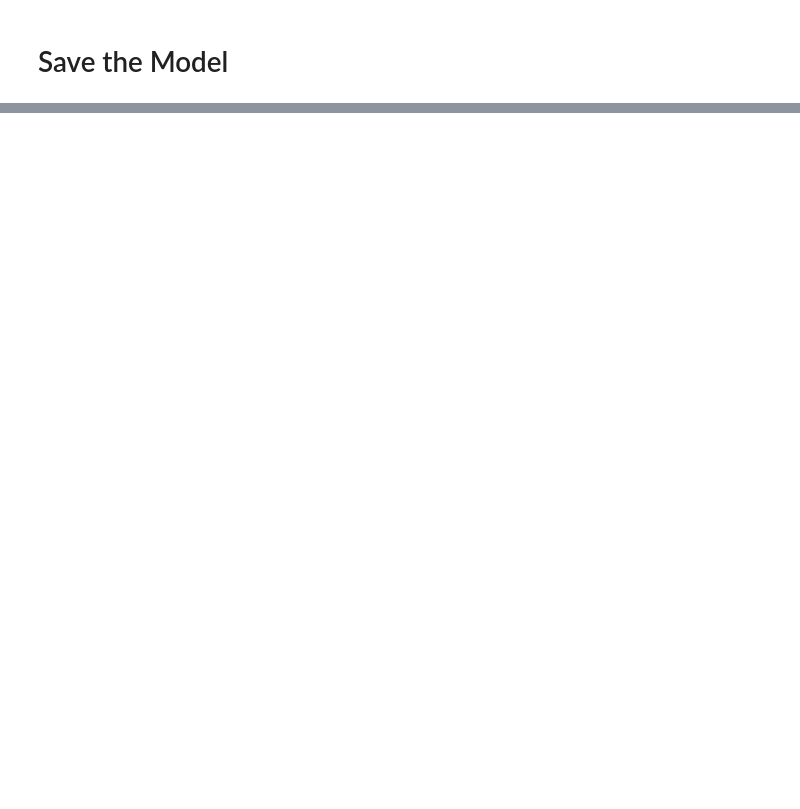
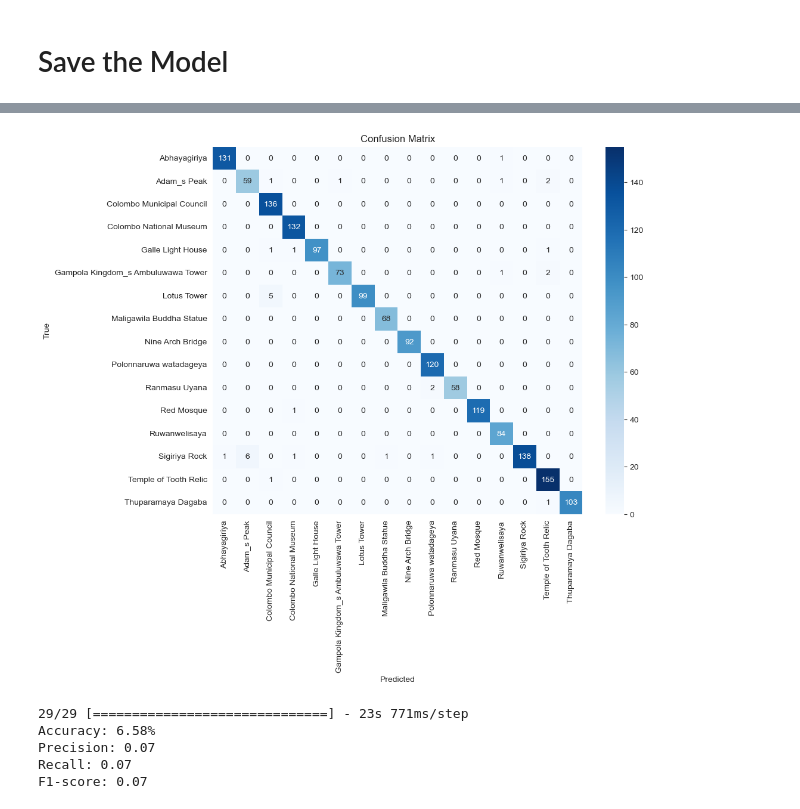
Before and after one commit to Binuka-Rajapaksha/Tourist-Spot-Regocnition, a Jupyter notebook: InceptionV3_train.ipynb, the cells around one changed output, grey strips where cells are left out. Saved outputs shown, nothing was run; the diff lists cells and outputs as text; code cells hidden in the pictures; blank space fills up the shorter version.

```diff
--- a/InceptionV3_train.ipynb
+++ b/InceptionV3_train.ipynb
@@ -134,0 +328,5 @@ for i in range(20):
+# %%
+class_labels = list(test_generator.class_indices.keys())
+print(class_labels)
+
+class_labels = ['Abhayagiriya', 'Adam_s Peak', 'Colombo Municipal Council', 'Colombo National Museum', 'Galle Light House', 'Ambuluwawa Tower', 'Lotus Tower', 'Maligawila Buddha Statue', 'Nine Arch Bridge', 'Polonnaruwa watadageya', 'Ranmasu Uyana', 'Ravana Falls', 'Red Mosque', 'Ruwanwelisaya', 'Sigiriya Rock', 'St.Clairs Water Fall', 'Temple of Tooth Relic', 'Thuparamaya Dagaba']
@@ -134,0 +335,11 @@ for i in range(20):
+# %%
+# Confusion Matrix
+conf_matrix = confusion_matrix(y_true, y_pred)
+
+# Classification Report
+class_report = classification_report(y_true, y_pred, target_names=class_labels)
+
+print("Confusion Matrix:")
+print(conf_matrix)
+print("\nClassification Report:")
+print(class_report)
@@ -134,0 +364,46 @@ for i in range(20):
+# %%
+# Plot confusion matrix
+plt.figure(figsize=(10, 8))
+sns.heatmap(conf_matrix, annot=True, fmt='d', cmap='Blues', xticklabels=class_labels, yticklabels=class_labels)
+plt.xlabel('Predicted')
+plt.ylabel('True')
+plt.title('Confusion Matrix')
+plt.show()
+# %% [output]
+[figure, added]
+# %%
+import numpy as np
+from keras.models import load_model
+from sklearn.metrics import accuracy_score, precision_score, recall_score, f1_score
+
+# Load your trained CNN model
+# model = load_model('C:/Users/rmdmc/OneDrive/Desktop/Study Materials/2nd Year/DSGP/Model/Our Dataset/InceptionV3_model02.keras')  # Replace 'your_model.h5' with the path to your trained model file
+
+# Assuming you have validation generator (validation_generator)
+# You've already defined it as shown in your code
+
+# Make predictions on the validation set
+y_pred = model.predict(test_generator)
+y_pred_classes = np.argmax(y_pred, axis=1)
+
+# Extract true labels from validation generator
+y_true_classes = test_generator.classes
+
+# Compute accuracy
+accuracy = accuracy_score(y_true_classes, y_pred_classes)
+print("Accuracy: {:.2f}%".format(accuracy * 100))
+
+# Compute precision, recall, and F1-score
+precision = precision_score(y_true_classes, y_pred_classes, average='weighted')
+recall = recall_score(y_true_classes, y_pred_classes, average='weighted')
+f1 = f1_score(y_true_classes, y_pred_classes, average='weighted')
+
+print("Precision: {:.2f}".format(precision))
+print("Recall: {:.2f}".format(recall))
+print("F1-score: {:.2f}".format(f1))
+# %% [output]
+29/29 [==============================] - 23s 771ms/step
+Accuracy: 6.58%
+Precision: 0.07
+Recall: 0.07
+F1-score: 0.07
```
Also changed, not shown: parts of 25 cells of this notebook, 2 other files.
